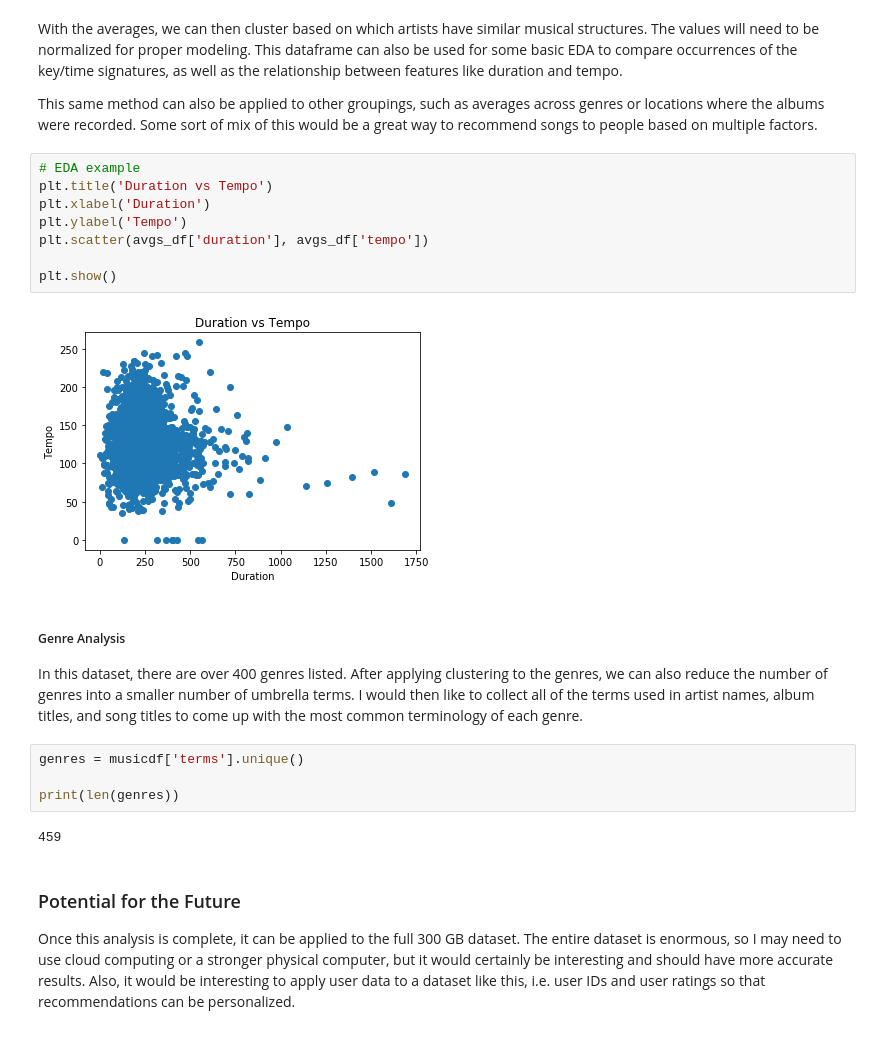
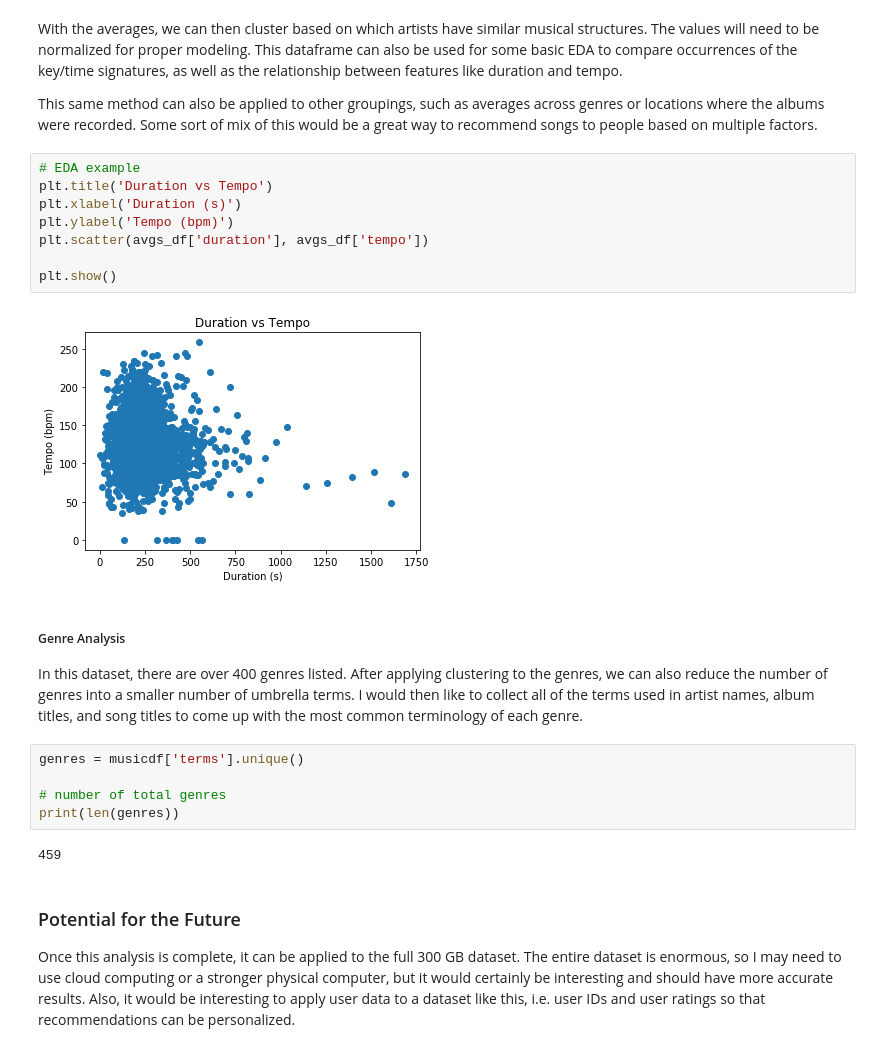
Before and after one commit to vanadgir/Springboard-Data-Science-Career-Track, a Jupyter notebook: 16 Capstone 2 Milestone Report/Capstone2_MilestoneReport.ipynb, the cells around one changed output. Cells and saved outputs as stored; diff of their text form.

```diff
--- a/16 Capstone 2 Milestone Report/Capstone2_MilestoneReport.ipynb
+++ b/16 Capstone 2 Milestone Report/Capstone2_MilestoneReport.ipynb
@@ -90,13 +90,13 @@ This same method can also be applied to other groupings, such as averages across
 # %%
 # EDA example
 plt.title('Duration vs Tempo')
-plt.xlabel('Duration')
-plt.ylabel('Tempo')
+plt.xlabel('Duration (s)')
+plt.ylabel('Tempo (bpm)')
 plt.scatter(avgs_df['duration'], avgs_df['tempo'])
 
 plt.show()
 # %% [output]
-[figure, old version]
+[figure, new version]
 # %% [markdown]
 ##### Genre Analysis
 
@@ -104,6 +104,7 @@ In this dataset, there are over 400 genres listed. After applying clustering to
 # %%
 genres = musicdf['terms'].unique()
 
+# number of total genres
 print(len(genres))
 # %% [output]
 459
```
